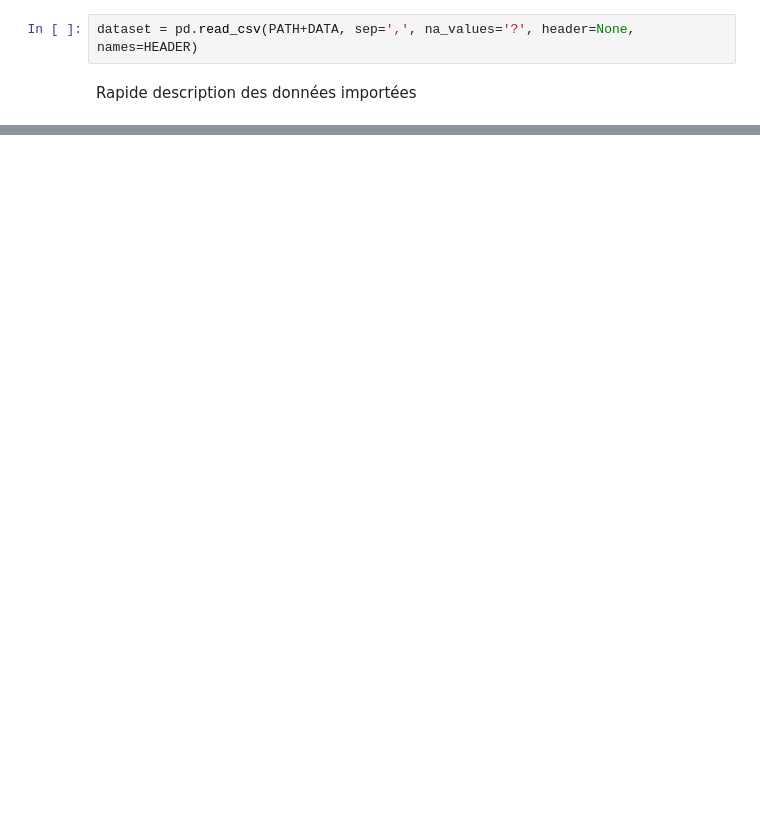
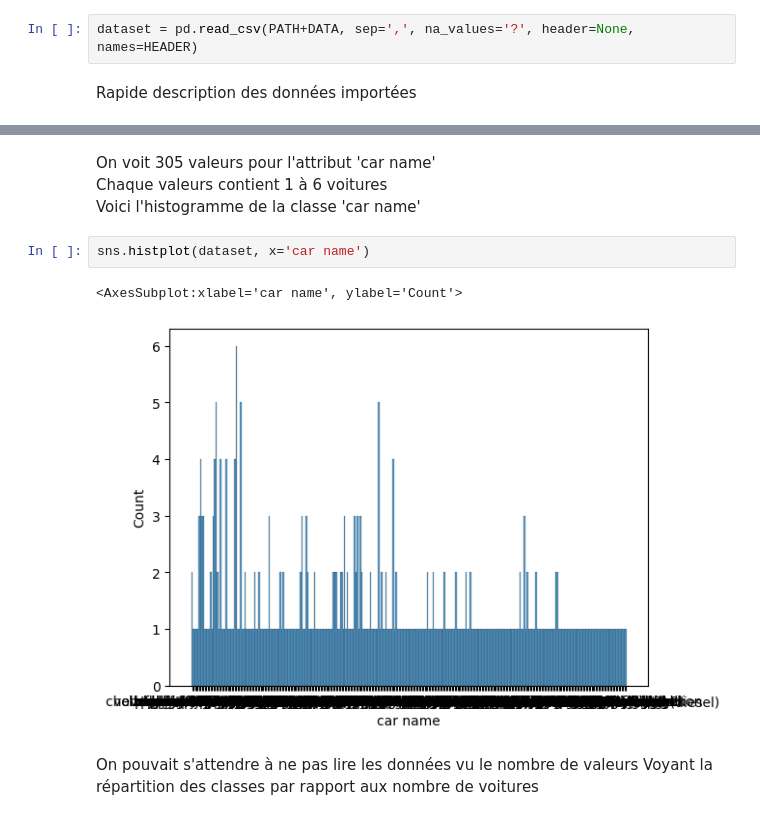
Before and after one commit to Hamza-ABDOULHOUSSEN/Clustering_TP_2022_2023, a Jupyter notebook: 1_Analyse_des_donnees.ipynb, the cells around one changed output, grey strips where cells are left out. Drawn from its saved outputs; the diff is of its cells as text; blank space fills up the shorter version.

Commit message:
Analyse des données

```diff
--- a/1_Analyse_des_donnees.ipynb
+++ b/1_Analyse_des_donnees.ipynb
@@ -35,0 +59,12 @@ dataset[target_class].value_counts().sort_values()
+# %% [markdown]
+On voit 305 valeurs pour l'attribut 'car name'
+Chaque valeurs contient 1 à 6 voitures
+Voici l'histogramme de la classe 'car name'
+# %%
+sns.histplot(dataset, x='car name')
+# %% [output]
+<AxesSubplot:xlabel='car name', ylabel='Count'>
+[figure, added]
+# %% [markdown]
+On pouvait s'attendre à ne pas lire les données vu le nombre de valeurs
+Voyant la répartition des classes par rapport aux nombre de voitures
```
Also changed, not shown: parts of 12 cells of this notebook.
